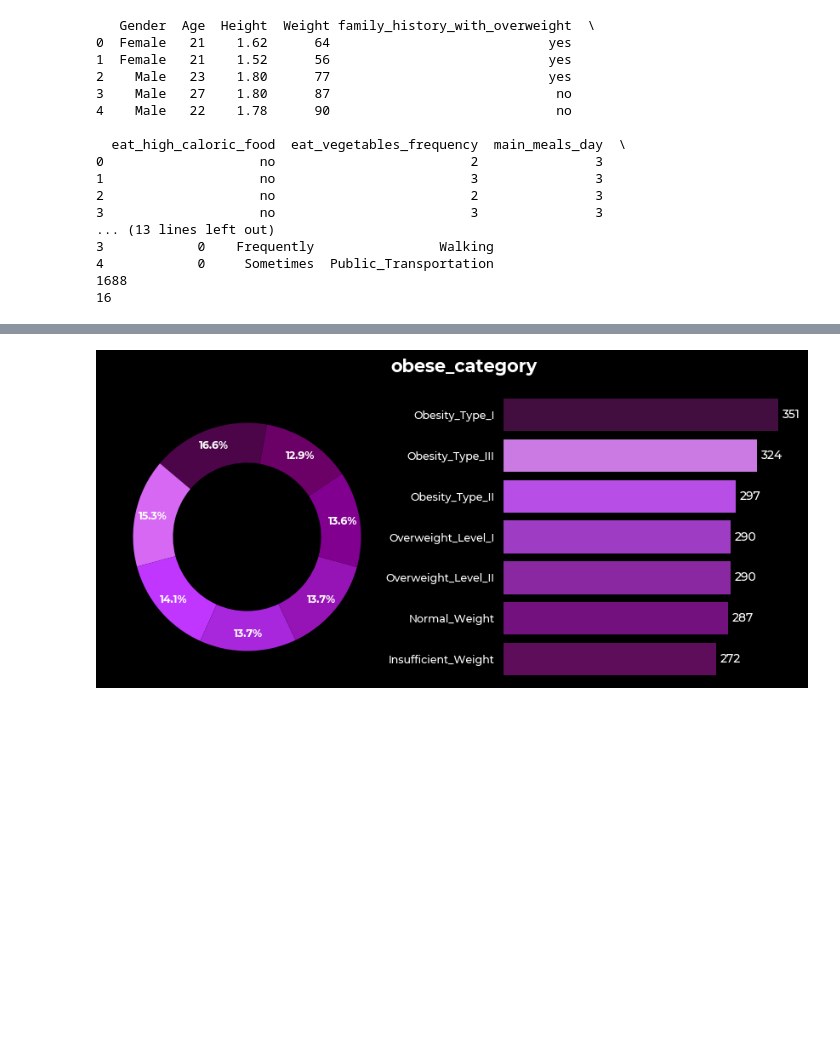
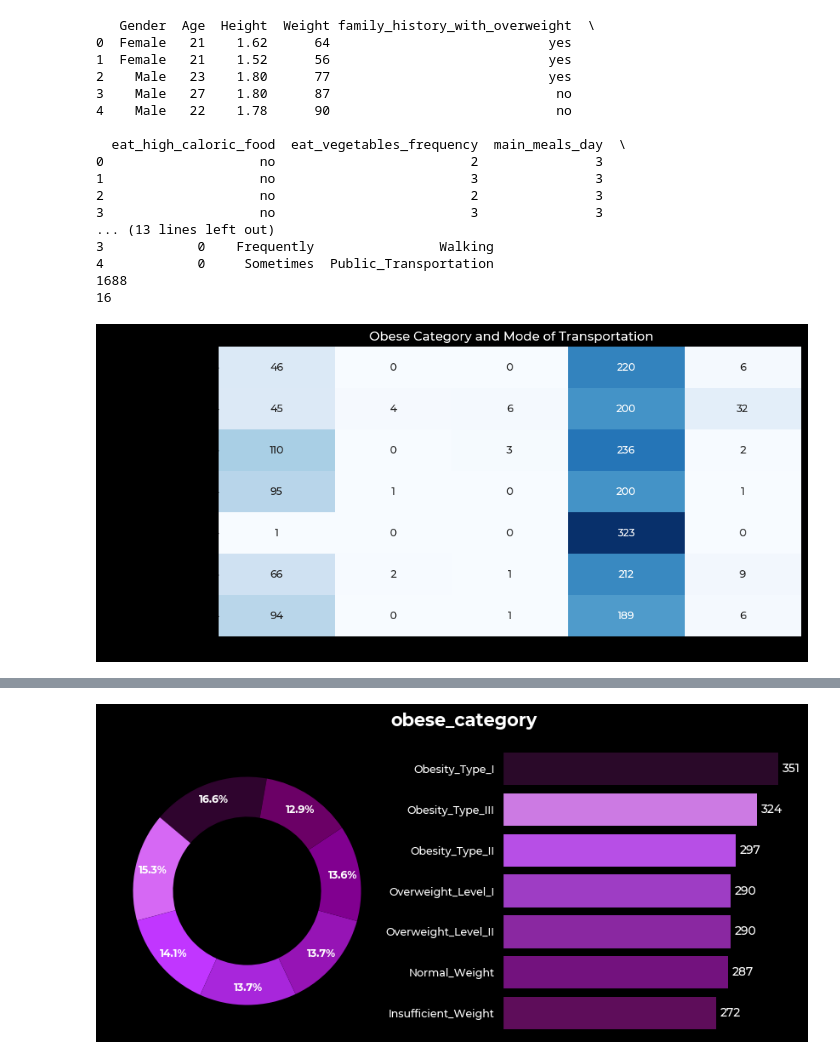
Before and after one commit to tomjoyce1/obesity, a Jupyter notebook: visualisation.ipynb, the cells around one changed output, grey strips where cells are left out. Drawn from its saved outputs; the diff is of its cells as text; code cells hidden in the pictures; blank space fills up the shorter version.

Commit message:
preprocessing and visualisation

```diff
--- a/visualisation.ipynb
+++ b/visualisation.ipynb
@@ -41,3 +41,14 @@ print(X_train.shape[1])
 4            0     Sometimes  Public_Transportation
 1688
 16
+# %%
+cross_tab = pd.crosstab(df['obese_category'], df['transport_mode'])
+plt.figure(figsize=(10, 5))
+sns.heatmap(cross_tab, annot=True, cmap='Blues', fmt='d', cbar=False)
+plt.title(' Obese Category and Mode of Transportation')
+plt.xlabel('')
+plt.ylabel('')
+plt.show()
+#Obesity_Type II or Type III people do not or rarely walk or use bike which shows lack of physical activity
+# %% [output]
+[figure, added]
```
Also changed, not shown: parts of 4 cells of this notebook, 1 other file.
